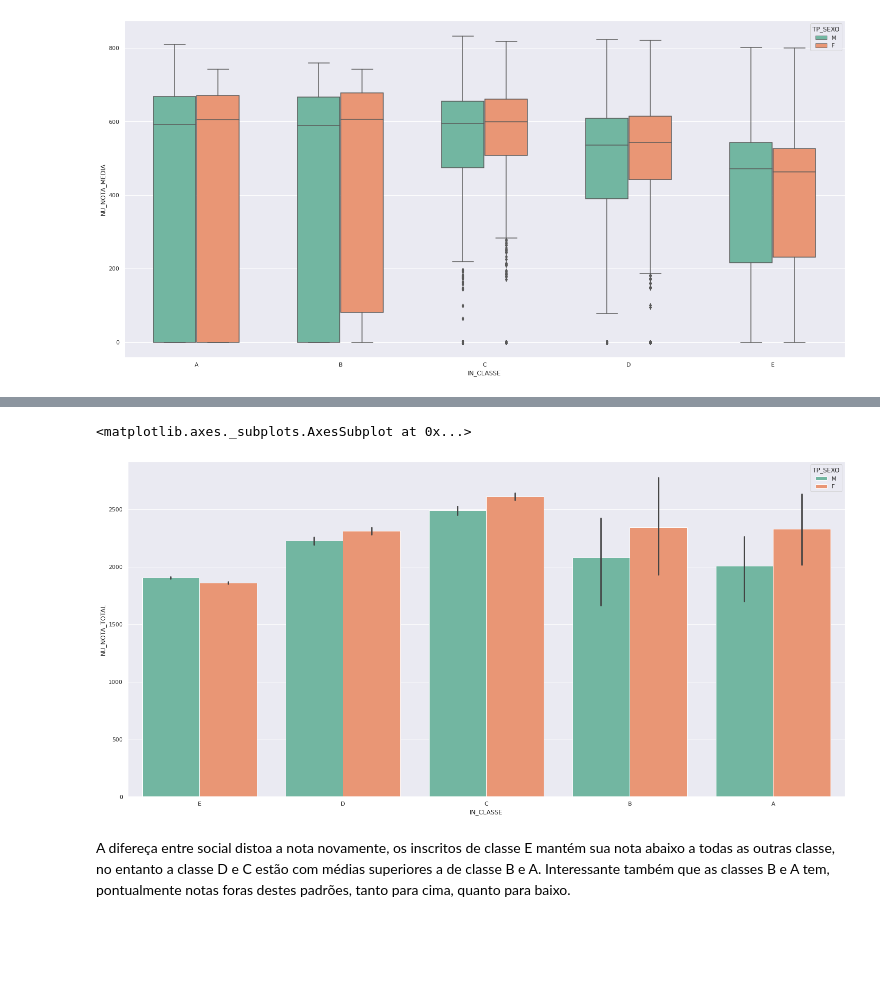
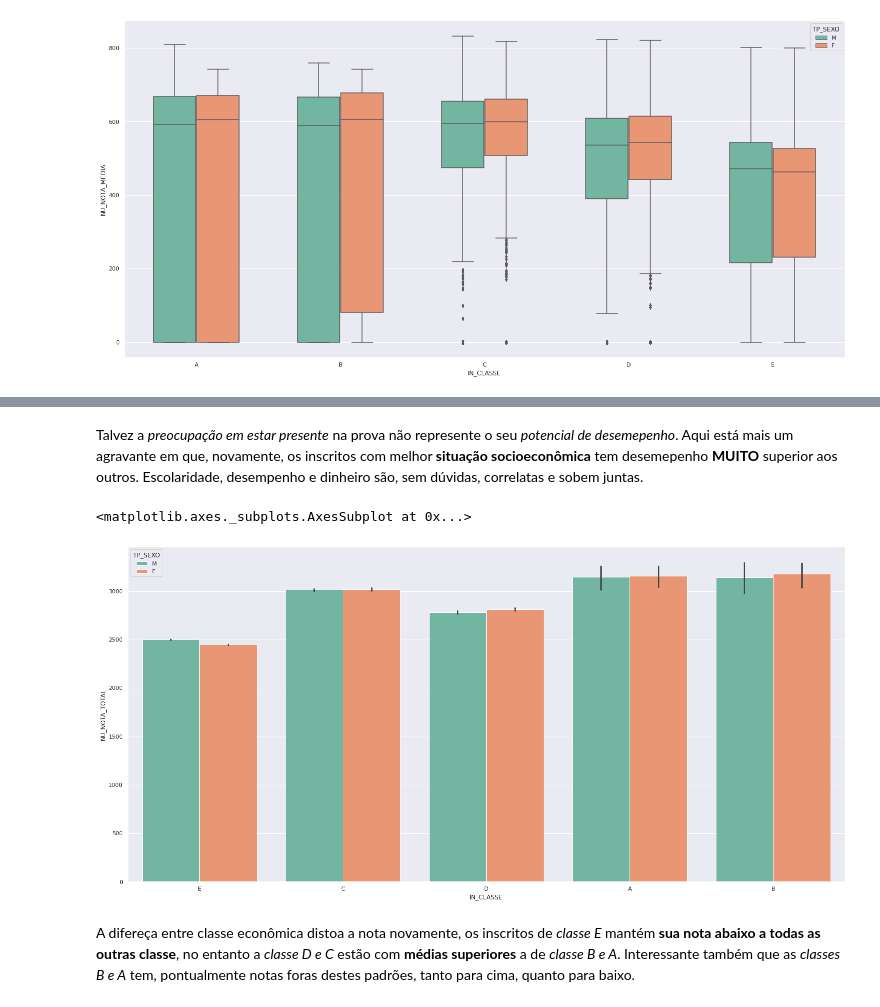
Before and after one commit to VitorCapelos/imersao-dados-2, a Jupyter notebook: Imersão_Dados_Microdados_ENEM_2019.ipynb, the cells around one changed output, grey strips where cells are left out. Saved outputs shown, nothing was run; the diff lists cells and outputs as text; code cells hidden in the pictures; blank space fills up the shorter version.

Commit message:
Refatorando o código, escrevendo análise de gênero e melhorando a leitura

```diff
--- a/Imersão_Dados_Microdados_ENEM_2019.ipynb
+++ b/Imersão_Dados_Microdados_ENEM_2019.ipynb
@@ -761,7 +1024,9 @@ dtype: int64
+# %% [markdown]
+Talvez a *preocupação em estar presente* na prova não represente o seu *potencial de desemepenho*. Aqui está mais um agravante em que, novamente, os inscritos com melhor **situação socioeconômica** tem desemepenho **MUITO** superior aos outros. Escolaridade, desempenho e dinheiro são, sem dúvidas, correlatas e sobem juntas.
 # %%
-sns.barplot(x='IN_CLASSE', y='NU_NOTA_TOTAL', data= dados, palette='Set2', hue='TP_SEXO', order= classeSocial)
+sns.barplot(x='IN_CLASSE', y='NU_NOTA_TOTAL', data= nota_sem_zero, palette='Set2', hue='TP_SEXO', order= classeSocial)
 # %% [output]
 <matplotlib.axes._subplots.AxesSubplot at 0x...>
-[figure, old version]
+[figure, new version]
 # %% [markdown]
-A difereça entre social distoa a nota novamente, os inscritos de classe E mantém sua nota abaixo a todas as outras classe, no entanto a classe D e C estão com médias superiores a de classe B e A. Interessante também que as classes B e A tem, pontualmente notas foras destes padrões, tanto para cima, quanto para baixo.
+A difereça entre classe econômica distoa a nota novamente, os inscritos de *classe E* mantém **sua nota abaixo a todas as outras classe**, no entanto a *classe D e C* estão com **médias superiores** a de *classe B e A*. Interessante também que as *classes B e A* tem, pontualmente notas foras destes padrões, tanto para cima, quanto para baixo.
```
Also changed, not shown: parts of 74 cells of this notebook.
